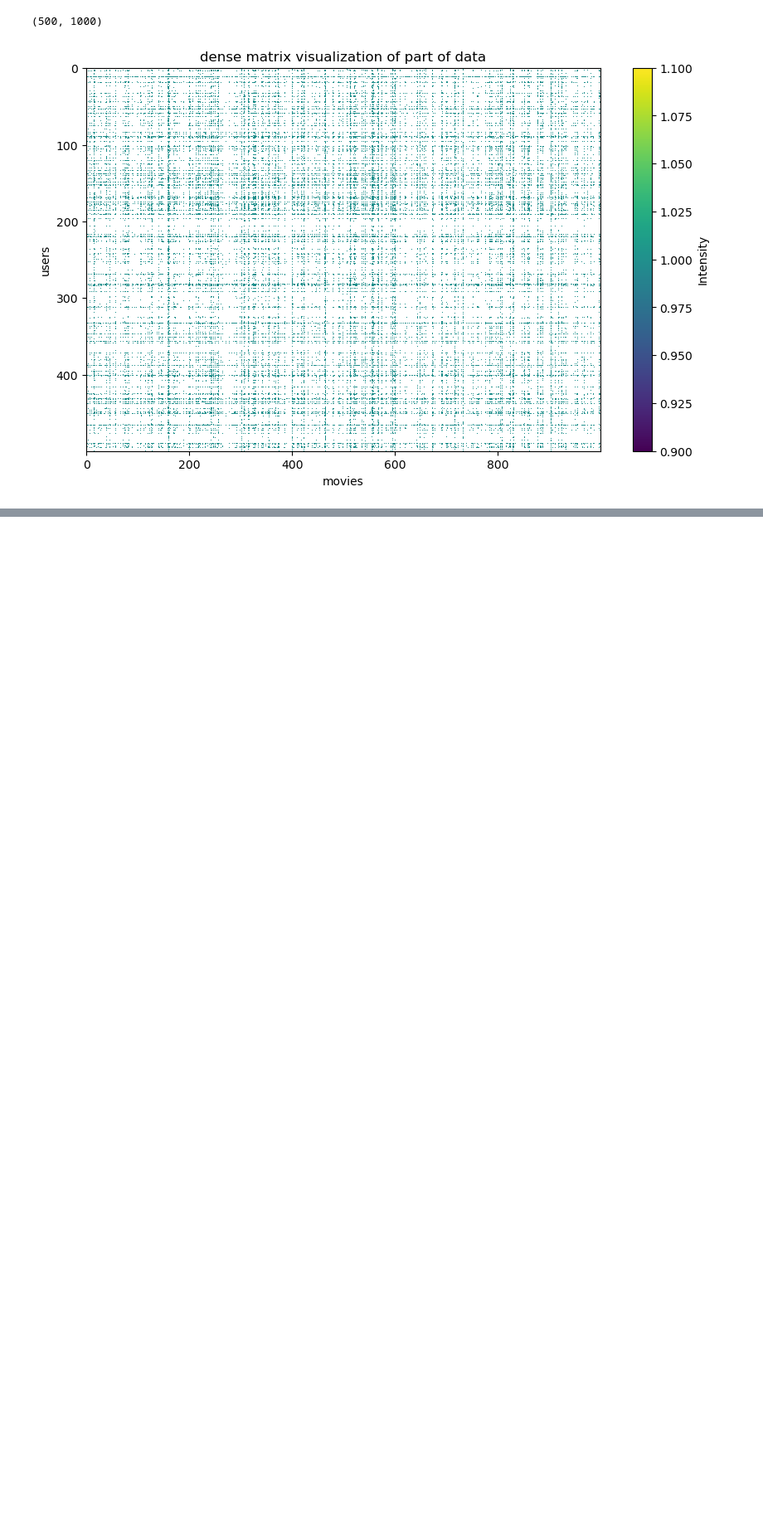
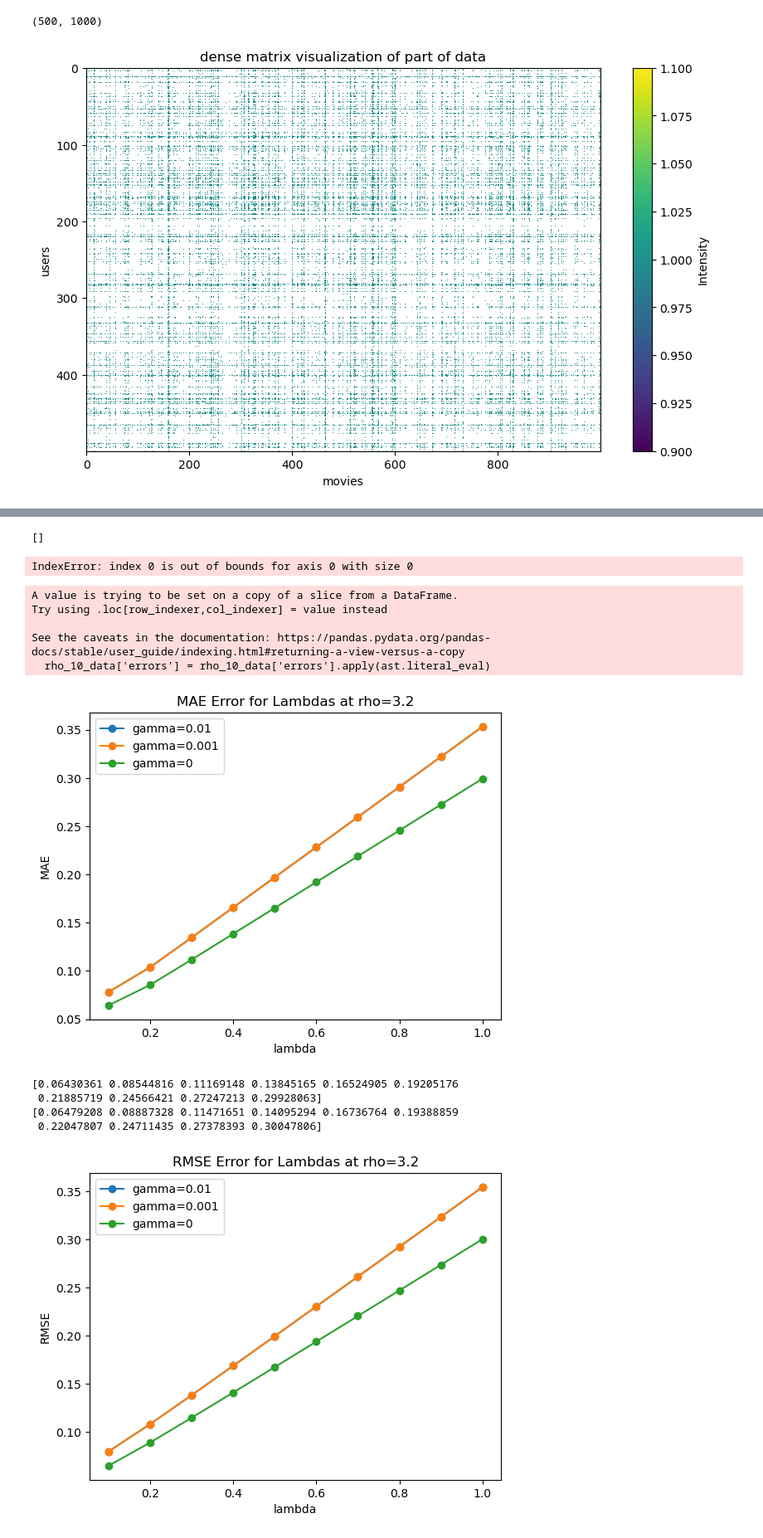
Before and after one commit to Kessius00/nn-s-matrix-fc, a Jupyter notebook: lsmc/lsmc_v4.ipynb, the cells around one changed output, grey strips where cells are left out. Shown at 83% size. Saved outputs shown, nothing was run; the diff lists cells and outputs as text; code cells hidden in the pictures; blank space fills up the shorter version.

```diff
--- a/lsmc/lsmc_v4.ipynb
+++ b/lsmc/lsmc_v4.ipynb
@@ -445,0 +181,26 @@ TypeError: LMSC_optimize() missing 1 required positional argument: 'num_iteratio
+# %%
+import ast
+rho_10_data['errors'] = rho_10_data['errors'].apply(ast.literal_eval)
+# %%
+last_2_errors = []
+for err_list in np.array(rho_10_data['errors']):
+    last_2_errors.append(err_list[-1])
+# %%
+last_2_errors
+# %% [output]
+[]
+# %%
+
+# Convert data to a numpy array for easier slicing
+data_array = np.array(last_2_errors)
+
+
+# Split data into three groups for gamma values
+gamma_0_data = data_array[0]
+# %% [output]
+IndexError: index 0 is out of bounds for axis 0 with size 0
+# %%
+# Prepare data for three different gamma values
+gamma_0_data = data_array[::3]       # Rows for gamma = 0
+gamma_001_data = data_array[1::3]     # Rows for gamma = 0.001
+gamma_01_data = data_array[2::3]      # Rows for gamma = 0.01
@@ -445,0 +256,15 @@ TypeError: LMSC_optimize() missing 1 required positional argument: 'num_iteratio
+# %%
+
+rhoCheckPlots(3.2)
+# %% [output]
+A value is trying to be set on a copy of a slice from a DataFrame.
+Try using .loc[row_indexer,col_indexer] = value instead
+
+See the caveats in the documentation: https://pandas.pydata.org/pandas-docs/stable/user_guide/indexing.html#returning-a-view-versus-a-copy
+  rho_10_data['errors'] = rho_10_data['errors'].apply(ast.literal_eval)
+[figure, added]
+[0.06430361 0.08544816 0.11169148 0.13845165 0.16524905 0.19205176
+ 0.21885719 0.24566421 0.27247213 0.29928063]
+[0.06479208 0.08887328 0.11471651 0.14095294 0.16736764 0.19388859
+ 0.22047807 0.24711435 0.27378393 0.30047806]
+[figure, added]
```
Also changed, not shown: parts of 32 cells of this notebook, 4 other files.
